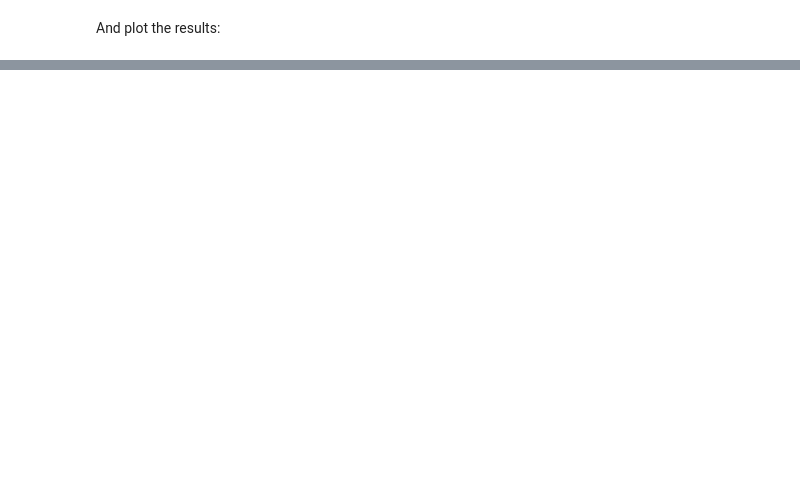
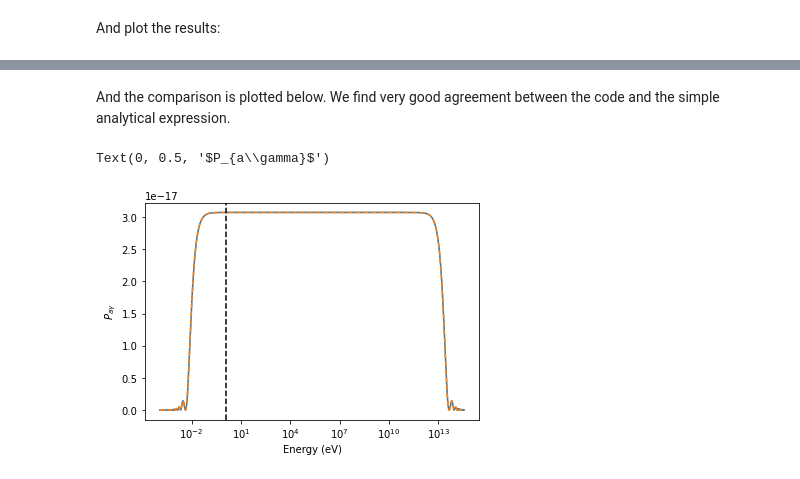
Before and after one commit to me-manu/gammaALPs, a Jupyter notebook: docs/tutorials/mixing_single_cell.ipynb, the cells around one changed output, grey strips where cells are left out. Drawn from its saved outputs; the diff is of its cells as text; code cells hidden in the pictures; blank space fills up the shorter version.

```diff
--- a/docs/tutorials/mixing_single_cell.ipynb
+++ b/docs/tutorials/mixing_single_cell.ipynb
@@ -78,0 +169,22 @@ Text(0, 0.5, '$P_{a\\gamma}$')
+# %%
+ml_alps = ModuleList(alp, src, pin=pin, EGeV=EGeV, seed=0)
+
+ml_alps.add_propagation(environ='ICMCell',
+                        order=0,   # order of the module
+                        B0=B,  # B field strength
+                        L0=L,  # cell size
+                        nsim=1,  # one single realization
+                        n0=1e-100,  # electron density
+                        r_abell=L * 1.1,  # full path, chosen that we only have a single cell
+                        beta=0.,
+                        eta=0.
+                        )
+
+ml_alps.modules[0].psin = np.ones_like(ml_alps.modules[0].psin) * np.pi / 2.
+
+# set the ALP parameters
+ml_alps.alp.m = 1e4
+ml_alps.alp.g = 2.
+
+# run the calculation
+px_alps, py_alps, pa_alps = ml_alps.run()
@@ -78,0 +203,25 @@ Text(0, 0.5, '$P_{a\\gamma}$')
+# %%
+# calculate the Deltas
+DQED = Delta_QED(ml_alps.modules[0].B[0], EGeV)
+Dpar = Delta_pl(ml_alps.modules[0].nel[0], EGeV) + 3.5*DQED
+Dpl = Delta_pl(ml_alps.modules[0].nel[0], EGeV)
+Dag = Delta_ag(ml_alps.alp.g, ml_alps.modules[0].B[0]) * np.ones(EGeV.size)
+Da = Delta_a(ml_alps.alp.m, EGeV)
+
+# calculate the Dosc
+Dosc = np.sqrt((Dpar - Da)**2.  + 4.*Dag**2.)
+
+# calculate the analytical expression
+Pag_analytical = Dag ** 2. * (np.sin(Dosc * L / 2.))**2. / (Dosc / 2.)**2.
+# %% [markdown]
+And the comparison is plotted below. We find very good agreement between the code and the simple analytical expression.
+# %%
+plt.semilogx(EGeV * 1e9, pa_alps[0])
+plt.semilogx(EGeV * 1e9, Pag_analytical, ls='--')
+plt.axvline(energy.value, ls='--', color='k')
+
+plt.xlabel("Energy (eV)")
+plt.ylabel("$P_{a\gamma}$")
+# %% [output]
+Text(0, 0.5, '$P_{a\\gamma}$')
+[figure, added]
```
Also changed, not shown: parts of 22 cells of this notebook, 8 other files.
